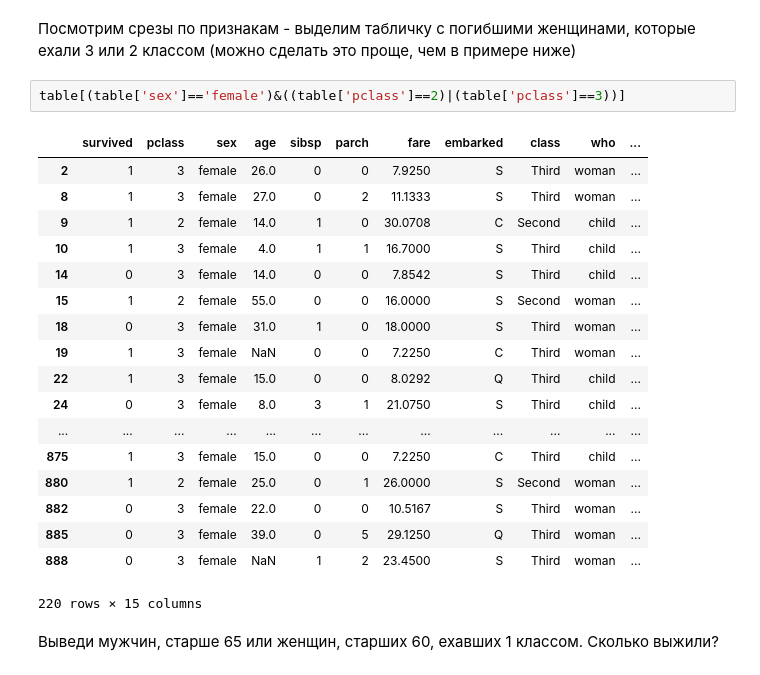
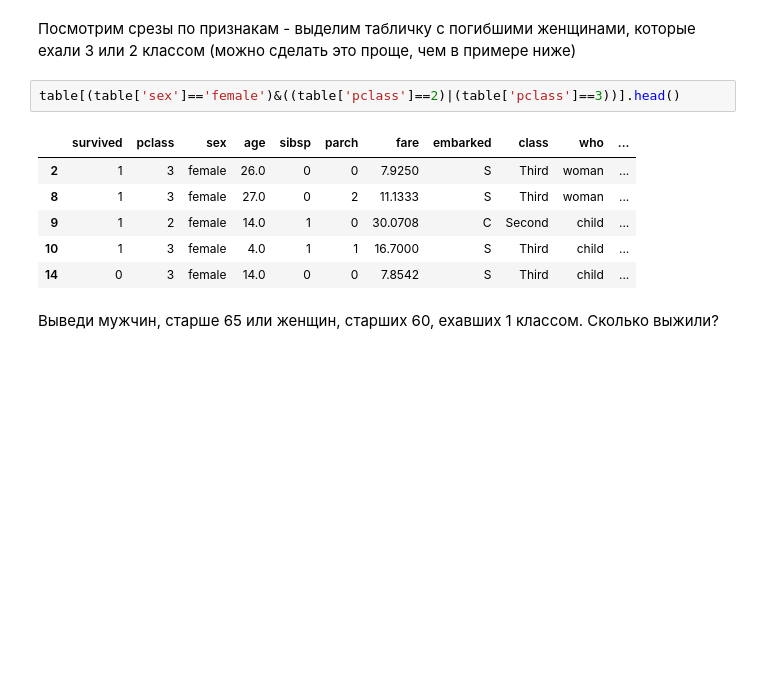
Before and after one commit to Tennessyy/teaching, a Jupyter notebook: pandas_notebook.ipynb, the cells around one changed output. Drawn from its saved outputs; the diff is of its cells as text; blank space fills up the shorter version.

```diff
--- a/pandas_notebook.ipynb
+++ b/pandas_notebook.ipynb
@@ -112,26 +112,14 @@ table[::100]
 # %% [markdown]
 Посмотрим срезы по признакам - выделим табличку с погибшими женщинами, которые ехали 3 или 2 классом (можно сделать это проще, чем в примере ниже)
 # %%
-table[(table['sex']=='female')&((table['pclass']==2)|(table['pclass']==3))]
+table[(table['sex']=='female')&((table['pclass']==2)|(table['pclass']==3))].head()
 # %% [output]
 |  | survived | pclass | sex | age | sibsp | parch | fare | embarked | class | who | ... |
 | 2 | 1 | 3 | female | 26.0 | 0 | 0 | 7.9250 | S | Third | woman | ... |
 | 8 | 1 | 3 | female | 27.0 | 0 | 2 | 11.1333 | S | Third | woman | ... |
 | 9 | 1 | 2 | female | 14.0 | 1 | 0 | 30.0708 | C | Second | child | ... |
 | 10 | 1 | 3 | female | 4.0 | 1 | 1 | 16.7000 | S | Third | child | ... |
 | 14 | 0 | 3 | female | 14.0 | 0 | 0 | 7.8542 | S | Third | child | ... |
-| 15 | 1 | 2 | female | 55.0 | 0 | 0 | 16.0000 | S | Second | woman | ... |
-| 18 | 0 | 3 | female | 31.0 | 1 | 0 | 18.0000 | S | Third | woman | ... |
-| 19 | 1 | 3 | female | NaN | 0 | 0 | 7.2250 | C | Third | woman | ... |
-| 22 | 1 | 3 | female | 15.0 | 0 | 0 | 8.0292 | Q | Third | child | ... |
-| 24 | 0 | 3 | female | 8.0 | 3 | 1 | 21.0750 | S | Third | child | ... |
-| ... | ... | ... | ... | ... | ... | ... | ... | ... | ... | ... | ... |
-| 875 | 1 | 3 | female | 15.0 | 0 | 0 | 7.2250 | C | Third | child | ... |
-| 880 | 1 | 2 | female | 25.0 | 0 | 1 | 26.0000 | S | Second | woman | ... |
-| 882 | 0 | 3 | female | 22.0 | 0 | 0 | 10.5167 | S | Third | woman | ... |
-| 885 | 0 | 3 | female | 39.0 | 0 | 5 | 29.1250 | Q | Third | woman | ... |
-| 888 | 0 | 3 | female | NaN | 1 | 2 | 23.4500 | S | Third | woman | ... |
-220 rows × 15 columns
 # %% [markdown]
 Выведи мужчин, старше 65 или женщин, старших 60, ехавших 1 классом. Сколько выжили?
 # %%
```
Also changed, not shown: parts of 2 cells of this notebook.
